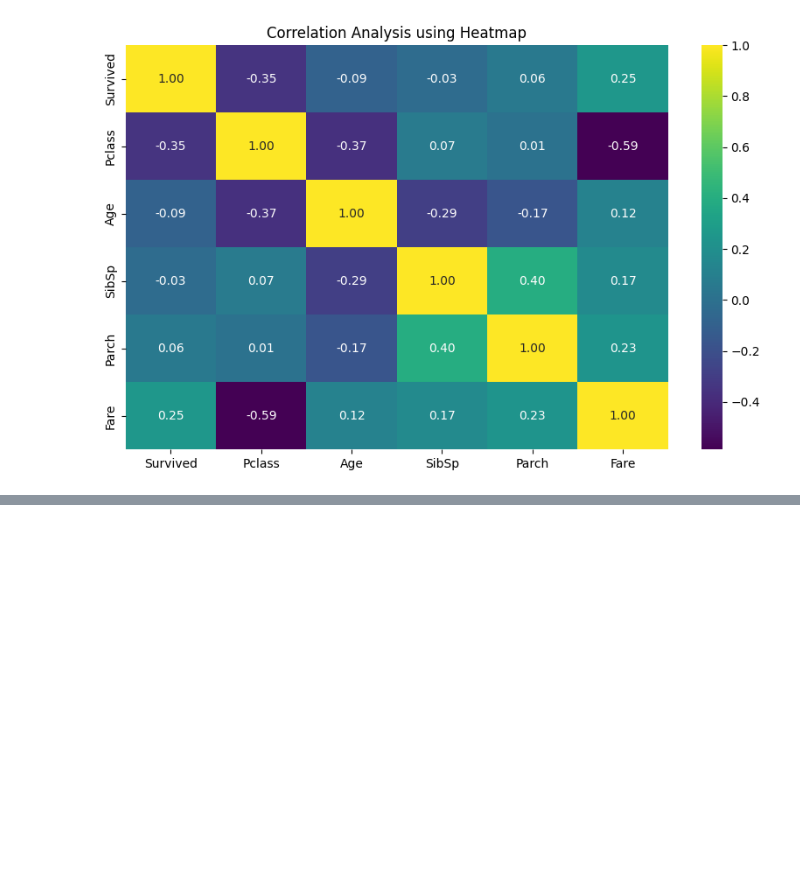
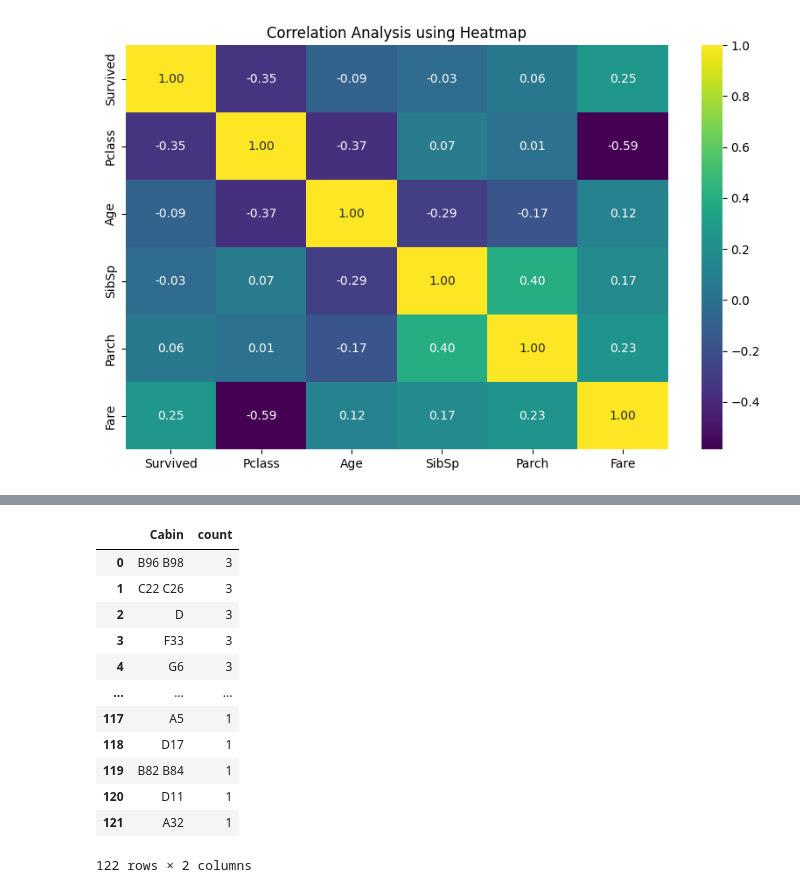
Before and after one commit to adiprrassetyo/belajar-data-science, a Jupyter notebook: chapter_2/titanic/titanic_study_case.ipynb, the cells around one changed output, grey strips where cells are left out. Saved outputs shown, nothing was run; the diff lists cells and outputs as text; code cells hidden in the pictures; blank space fills up the shorter version.

```diff
--- a/chapter_2/titanic/titanic_study_case.ipynb
+++ b/chapter_2/titanic/titanic_study_case.ipynb
@@ -171,0 +199,16 @@ plt.show()
+# %%
+df_train['Cabin'].value_counts().reset_index()
+# %% [output]
+|  | Cabin | count |
+| 0 | B96 B98 | 3 |
+| 1 | C22 C26 | 3 |
+| 2 | D | 3 |
+| 3 | F33 | 3 |
+| 4 | G6 | 3 |
+| ... | ... | ... |
+| 117 | A5 | 1 |
+| 118 | D17 | 1 |
+| 119 | B82 B84 | 1 |
+| 120 | D11 | 1 |
+| 121 | A32 | 1 |
+122 rows × 2 columns
```
Also changed, not shown: parts of 9 cells of this notebook.
